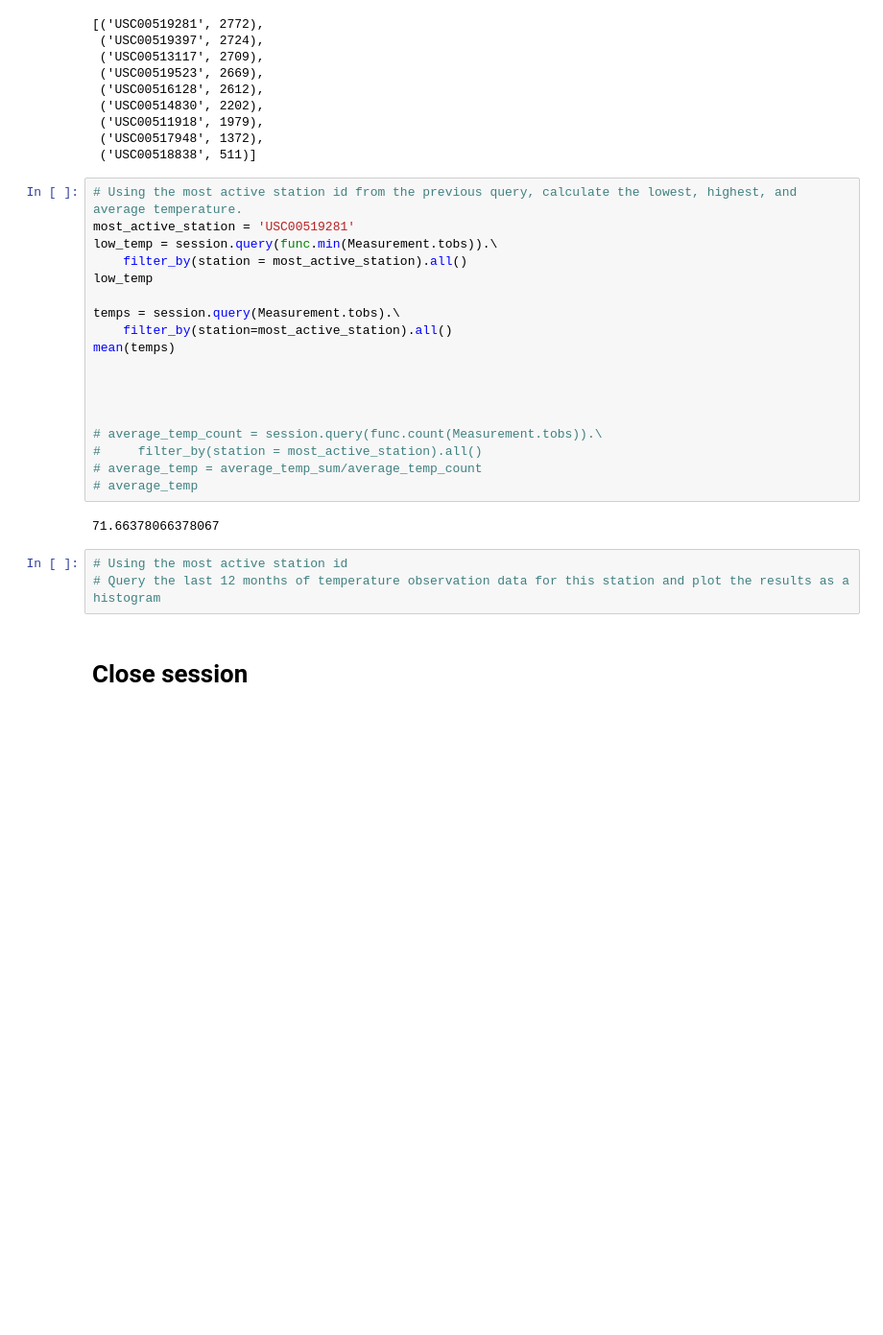
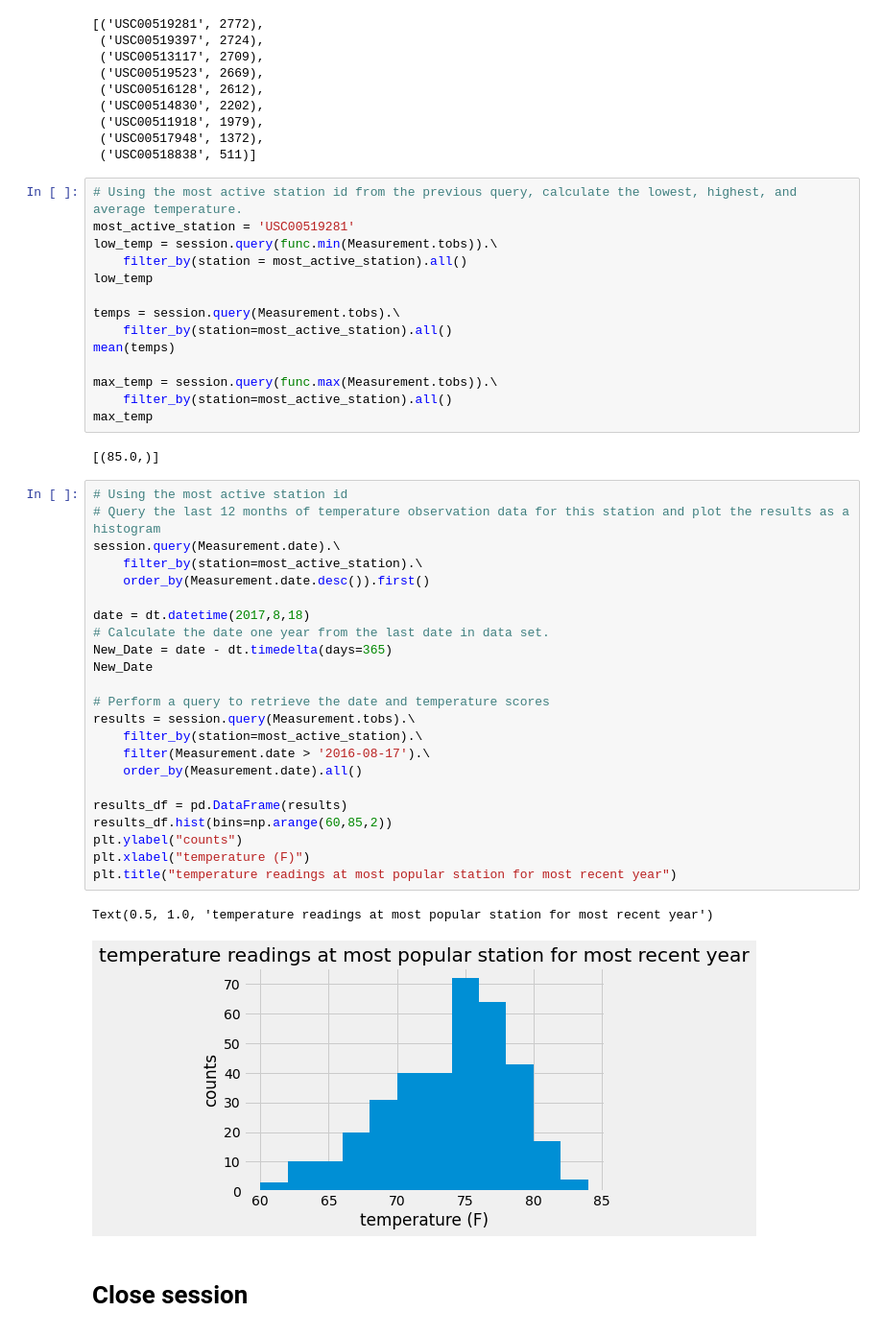
Before and after one commit to gpawlows/sqlalchemy-challenge, a Jupyter notebook: climate_starter.ipynb, the cells around one changed output. Shown at 96% size. Saved outputs shown, nothing was run; the diff lists cells and outputs as text; blank space fills up the shorter version.

```diff
--- a/climate_starter.ipynb
+++ b/climate_starter.ipynb
@@ -149,18 +170,37 @@ temps = session.query(Measurement.tobs).\
     filter_by(station=most_active_station).all()
 mean(temps)
 
-
-
-
-# average_temp_count = session.query(func.count(Measurement.tobs)).\
-#     filter_by(station = most_active_station).all()
-# average_temp = average_temp_sum/average_temp_count
-# average_temp
+max_temp = session.query(func.max(Measurement.tobs)).\
+    filter_by(station=most_active_station).all()
+max_temp
 # %% [output]
-71.66378066378067
+[(85.0,)]
-# %%
-# Using the most active station id
-# Query the last 12 months of temperature observation data for this station and plot the results as a histogram
+# %%
+# Using the most active station id
+# Query the last 12 months of temperature observation data for this station and plot the results as a histogram
+session.query(Measurement.date).\
+    filter_by(station=most_active_station).\
+    order_by(Measurement.date.desc()).first()
+
+date = dt.datetime(2017,8,18)
+# Calculate the date one year from the last date in data set.
+New_Date = date - dt.timedelta(days=365)
+New_Date
+
+# Perform a query to retrieve the date and temperature scores
+results = session.query(Measurement.tobs).\
+    filter_by(station=most_active_station).\
+    filter(Measurement.date > '2016-08-17').\
+    order_by(Measurement.date).all()
+
+results_df = pd.DataFrame(results)
+results_df.hist(bins=np.arange(60,85,2))
+plt.ylabel("counts")
+plt.xlabel("temperature (F)")
+plt.title("temperature readings at most popular station for most recent year")
+# %% [output]
+Text(0.5, 1.0, 'temperature readings at most popular station for most recent year')
+[figure, added]
 # %% [markdown]
 # Close session
 # %%
```
Also changed, not shown: parts of 1 cell of this notebook.
